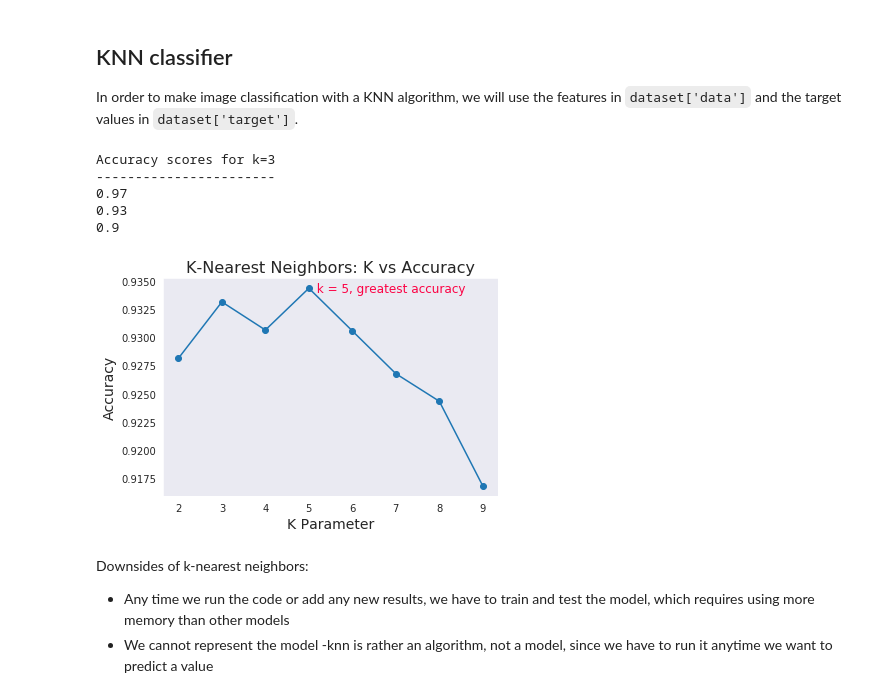
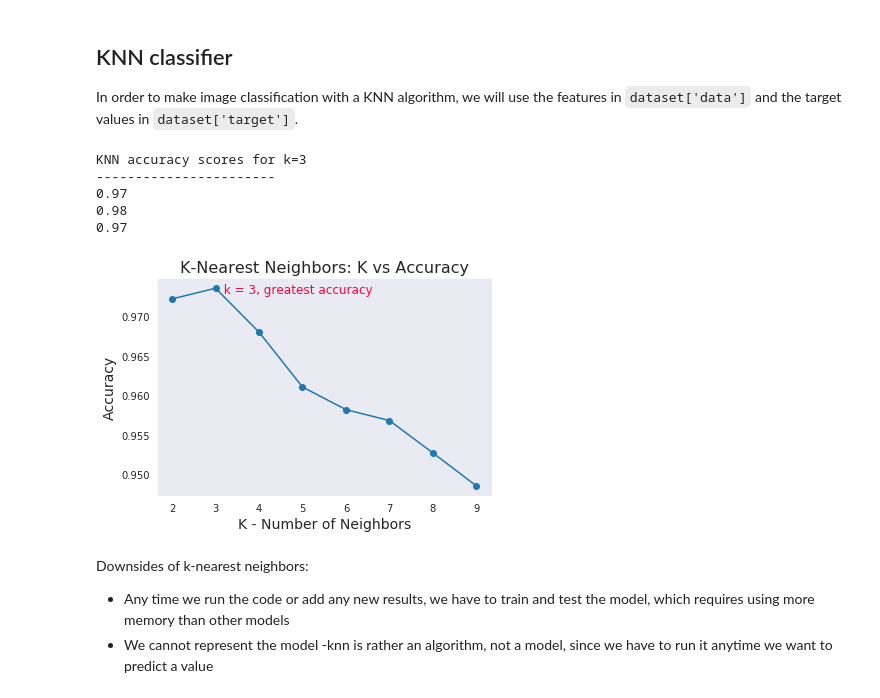
Before and after one commit to asisloustau/creations, a Jupyter notebook: handwritten_digits_classifier/digit_classifier.ipynb, the cells around one changed output. Saved outputs shown, nothing was run; the diff lists cells and outputs as text; code cells hidden in the pictures.

```diff
--- a/handwritten_digits_classifier/digit_classifier.ipynb
+++ b/handwritten_digits_classifier/digit_classifier.ipynb
@@ -101,68 +103,68 @@ test_target = dataset['target'][1000:]
 ## KNN classifier
 In order to make image classification with a KNN algorithm, we will use the features in `dataset['data']` and the target values in `dataset['target']`.
 # %%
-def train(train_features,train_target,k=5):
-    """Calculates the accuracy of each cross validation fold using a KNN trained model
+def train_knn(X_train,y_train,k=5):
+    """Creates a KNN classifier object
 
     Args:
-        train_features: Train feature values
-        train_target: Train target values
+        X_train: Train feature values
+        y_train: Train target values
         k: Number of neighbors
-        index of number to be explored
 
     Returns:
         KNeighborsClassifier object -see scikit-learn documentation for more details
     """
     knc = KNeighborsClassifier(n_neighbors=k)
-    knc.fit(train_features,train_target)
+    knc.fit(X_train,y_train)
     return knc
 
-def test(model,test_features,test_target):
-    """Calculates the accuracy of each cross validation fold using a KNN trained model
+def test_knn(model,X_test,y_test,cv=3):
+    """Calculates the accuracy of each fold using a KNN trained model
 
     Args:
         model: KNeighborsClassifier object
-        test_features: Test feature values
-        test_target: Test target values
+        X_test: Test feature values
+        y_test: Test target values
+        cv: Number of folds
 
     Returns:
-        Array with k values, where each of the values is the accuracy of each fold
+        Array with cv values, where each of the values is the accuracy of each fold
     """
-    predictions = model.predict(test_features)
-    accuracy = cross_val_score(model,test_features,test_target)
+    predictions = model.predict(X_test)
+    accuracy = cross_val_score(model,X_test,y_test,cv=cv) # using cv=3 by default
     return accuracy
 
-knc_model = train(train_features,train_target,k=3)
-accuracy_k_3 = test(knc_model,test_features,test_target)
+knc_model = train_knn(X_train,y_train,k=3)
+accuracy_k_3 = test_knn(knc_model,X_test,y_test)
 
-print("Accuracy scores for k=3")
+print("KNN accuracy scores for k=3")
 print("-----------------------")
 for i in range(3):
     print(round(accuracy_k_3[i],2))
 # %% [output]
-Accuracy scores for k=3
+KNN accuracy scores for k=3
 -----------------------
 0.97
-0.93
-0.9
+0.98
+0.97
 # %%
 accuracies = list()
 accuracies_means = list()
 
 for i in range(2,10):
-    knc_model = train(train_features,train_target,k=i)
-    accuracy = test(knc_model,test_features,test_target)
+    knc_model = train_knn(X_train,y_train,k=i)
+    accuracy = test_knn(knc_model,X_test,y_test)
     accuracies.append(accuracy)
     accuracies_means.append(np.mean(accuracy)) # we will use the mean of the folds as accuracy metric
 
 sns.set_style('dark')
-plt.xlabel('K Parameter',fontsize=14)
+plt.xlabel('K - Number of Neighbors',fontsize=14)
 plt.ylabel('Accuracy',fontsize=14)
 plt.title("K-Nearest Neighbors: K vs Accuracy",fontsize=16)
 plt.plot([i for i in range(2,10)],accuracies_means,linestyle='-', marker='o');
-plt.annotate('  k = 5, greatest accuracy',(5,.934),color="#fc0345",fontsize=12);
+plt.annotate('  k = 3, greatest accuracy',(3,.973),color="#fc0345",fontsize=12);
 # %% [output]
-[figure, old version]
+[figure, new version]
 # %% [markdown]
 Downsides of k-nearest neighbors:
 - Any time we run the code or add any new results, we have to train and test the model, which requires using more memory than other models
```
Also changed, not shown: parts of 5 cells of this notebook.
